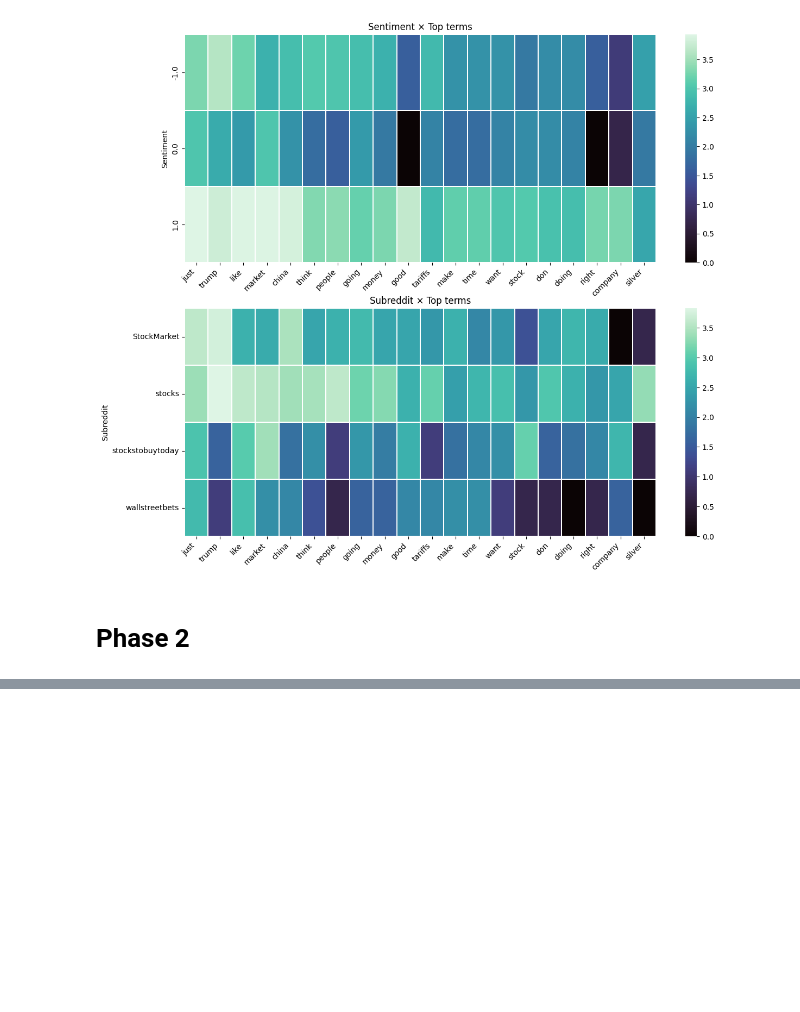
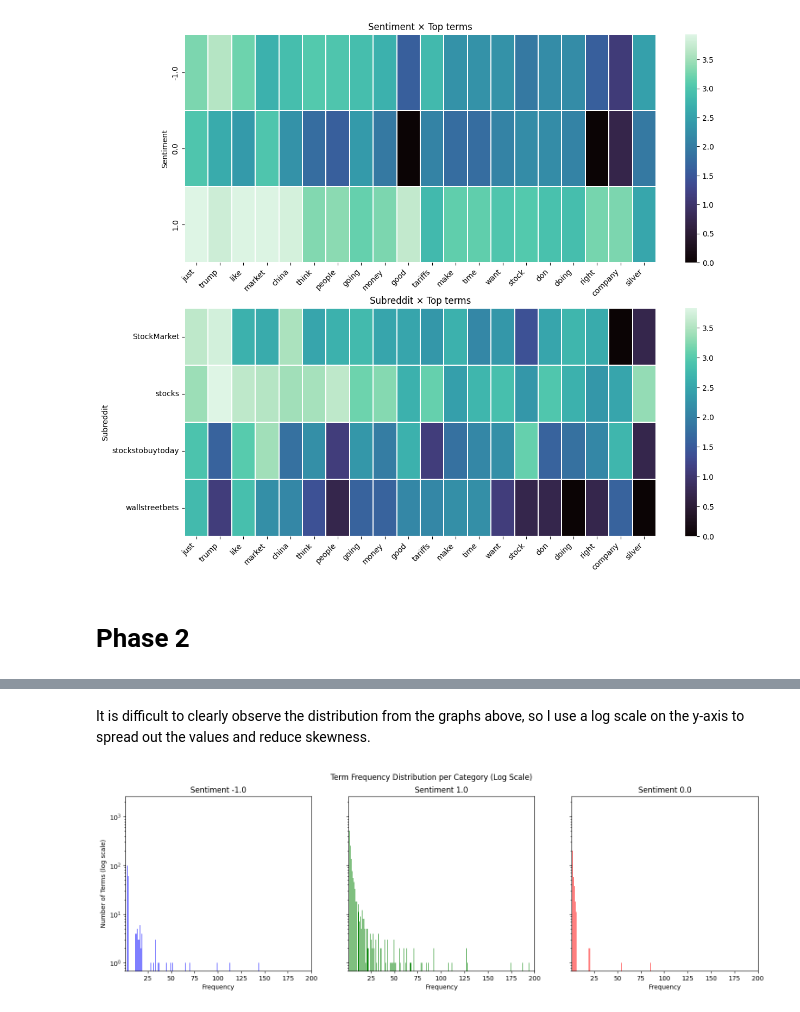
Before and after one commit to bbswei/DM2025-Lab1-Exercise, a Jupyter notebook: DM2025-Lab1-Homework.ipynb, the cells around one changed output, grey strips where cells are left out. Cells and saved outputs as stored; diff of their text form; code cells hidden in the pictures; blank space fills up the shorter version.

```diff
--- a/DM2025-Lab1-Homework.ipynb
+++ b/DM2025-Lab1-Homework.ipynb
@@ -993,0 +1123,19 @@ axes[1].set_xticklabels(axes[1].get_xticklabels(), rotation=45, ha="right");
+# %% [markdown]
+It is difficult to clearly observe the distribution from the graphs above, so I use a log scale on the y-axis to spread out the values and reduce skewness.
+# %%
+fig, axes = plt.subplots(1, 3, figsize=(18, 5), sharex=True, sharey=True)
+colors = ['blue', 'green', 'red']
+
+for idx, (sent, ax) in enumerate(zip(sentiments[:3], axes)):
+    word_counts = filt_term_document_dfs[sent].sum(axis=0).to_numpy()
+    ax.hist(word_counts, bins=1000, color=colors[idx], log=True)
+    ax.set_title(f'Sentiment {sent}')
+    ax.set_xlim(1, 200)
+    ax.set_xlabel('Frequency')
+    if idx == 0:
+        ax.set_ylabel('Number of Terms (log scale)')
+
+plt.suptitle('Term Frequency Distribution per Category (Log Scale)')
+plt.show()
+# %% [output]
+[figure, added]
```
Also changed, not shown: parts of 52 cells of this notebook.
